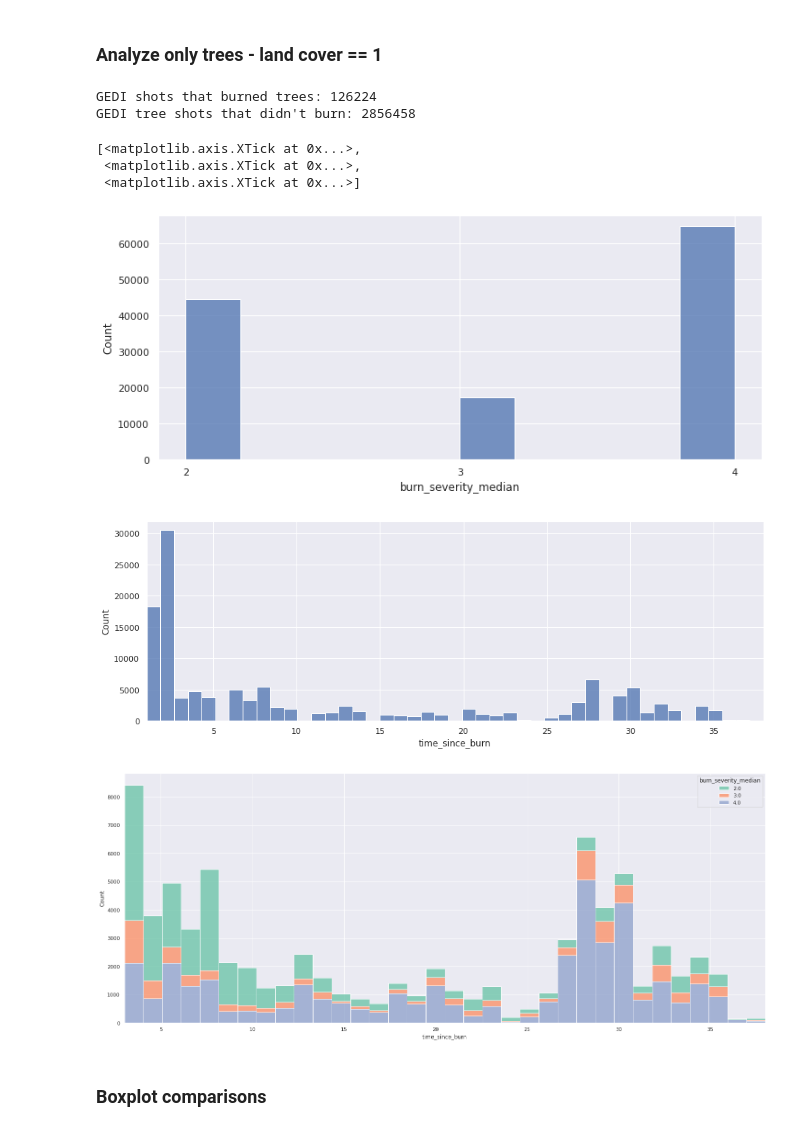
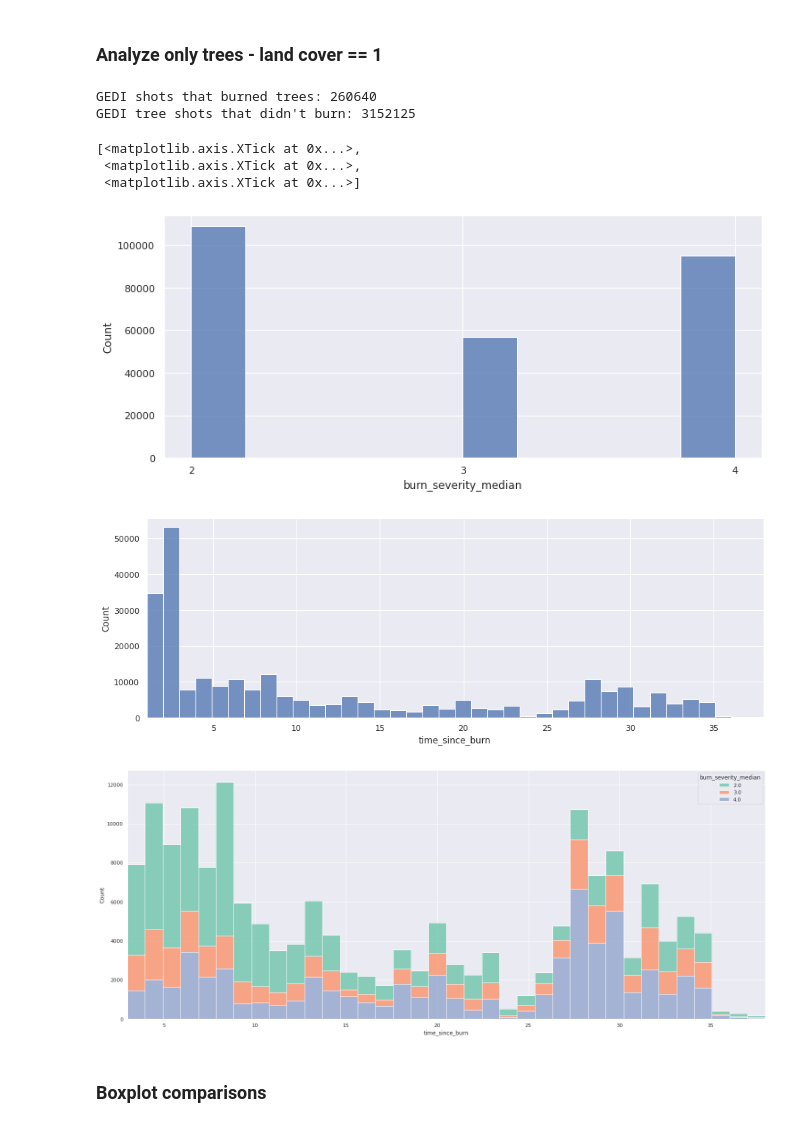
Before and after one commit to mahuna13/fire-regen, a Jupyter notebook: notebooks/exploratory/RegenAnalysis.ipynb, the cells around one changed output. Saved outputs shown, nothing was run; the diff lists cells and outputs as text; code cells hidden in the pictures.

Commit message:
Re-did regen analysis on 2x2 matches, with similar results

```diff
--- a/notebooks/exploratory/RegenAnalysis.ipynb
+++ b/notebooks/exploratory/RegenAnalysis.ipynb
@@ -25,9 +25,11 @@ importlib.reload(gedi_pipeline)
 <module 'src.data.gedi_pipeline' from '/home/jk871/fire-regen/src/data/gedi_pipeline.py'>
 # %%
-gedi_gpd = gedi_pipeline.get_gedi_as_gdp('/maps/fire-regen/data/sierras_matched_lc_all.csv')
+gedi_gpd = gedi_pipeline.get_gedi_as_gdp('/maps/fire-regen/data/sierras_matched_lc_all_2x2.csv')
 print(f'Total number of GEDI shots available for the region: {gedi_gpd.shape[0]}')
 # %% [output]
 Total number of GEDI shots available for the region: 9884257
+# %%
+gedi_gpd = gedi_pipeline.process_shots(gedi_gpd)
 # %% [markdown]
 ### Filter GEDI data
 # %%
@@ -80,8 +75,8 @@ gedi_unburned_trees = gedi_pipeline.filter_for_trees(gedi_unburned)
 print(f'GEDI shots that burned trees: {gedi_burned_trees.shape[0]}')
 print(f'GEDI tree shots that didn\'t burn: {gedi_unburned_trees.shape[0]}')
 # %% [output]
-GEDI shots that burned trees: 126224
-GEDI tree shots that didn't burn: 2856458
+GEDI shots that burned trees: 260640
+GEDI tree shots that didn't burn: 3152125
 # %%
 gedi_trees = pd.concat([gedi_burned_trees, gedi_unburned_trees])
 # %%
@@ -97,19 +92,19 @@ g.set_xticks(range(2, 5))
 [<matplotlib.axis.XTick at 0x...>,
  <matplotlib.axis.XTick at 0x...>,
  <matplotlib.axis.XTick at 0x...>]
-[figure, old version]
+[figure, new version]
 # %%
 fig, ax = plt.subplots(1, 1, figsize=(15, 5))
-g = sns.histplot(gedi_burned_trees, x='time_since_burn')
+g = sns.histplot(gedi_burned_trees, x='time_since_burn', bins=38)
 ax.margins(x=0)
 # %% [output]
-[figure, old version]
+[figure, new version]
 # %%
 fig, ax = plt.subplots(1, 1, figsize=(25, 10))
-sns.histplot(gedi_trees[gedi_trees.time_since_burn != -1], x='time_since_burn', hue='burn_severity_median', palette='Set2', multiple="stack")
+sns.histplot(gedi_trees[gedi_trees.time_since_burn != -1], x='time_since_burn', hue='burn_severity_median', palette='Set2', multiple="stack", bins=36)
 ax.margins(x=0)
 # %% [output]
-[figure, old version]
+[figure, new version]
 # %% [markdown]
 ### Boxplot comparisons
 # %%
```
Also changed, not shown: parts of 21 cells of this notebook, 3 other files.
